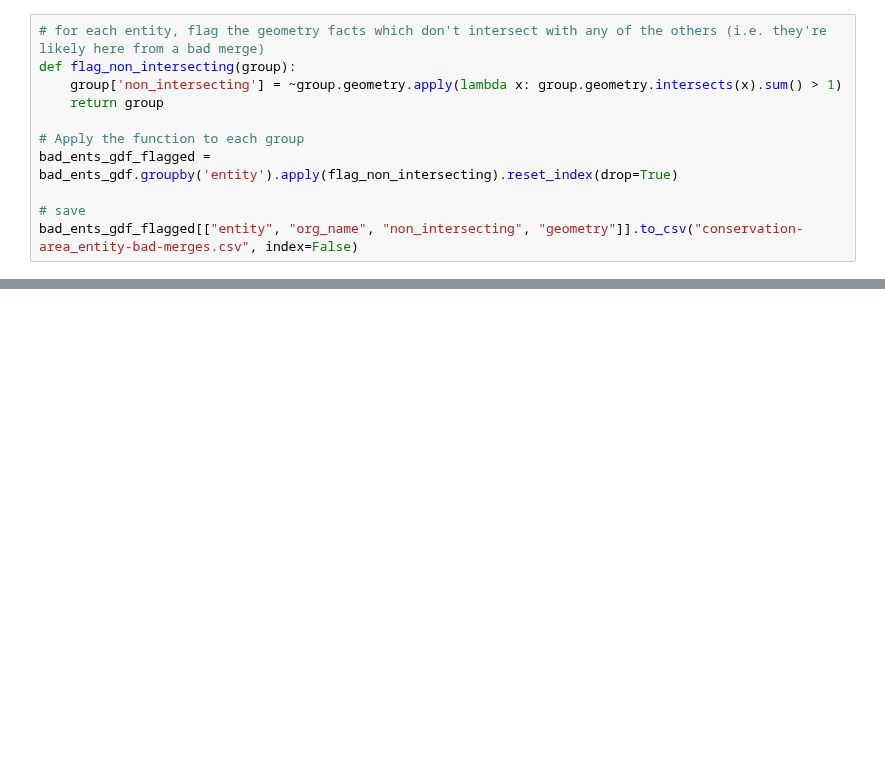
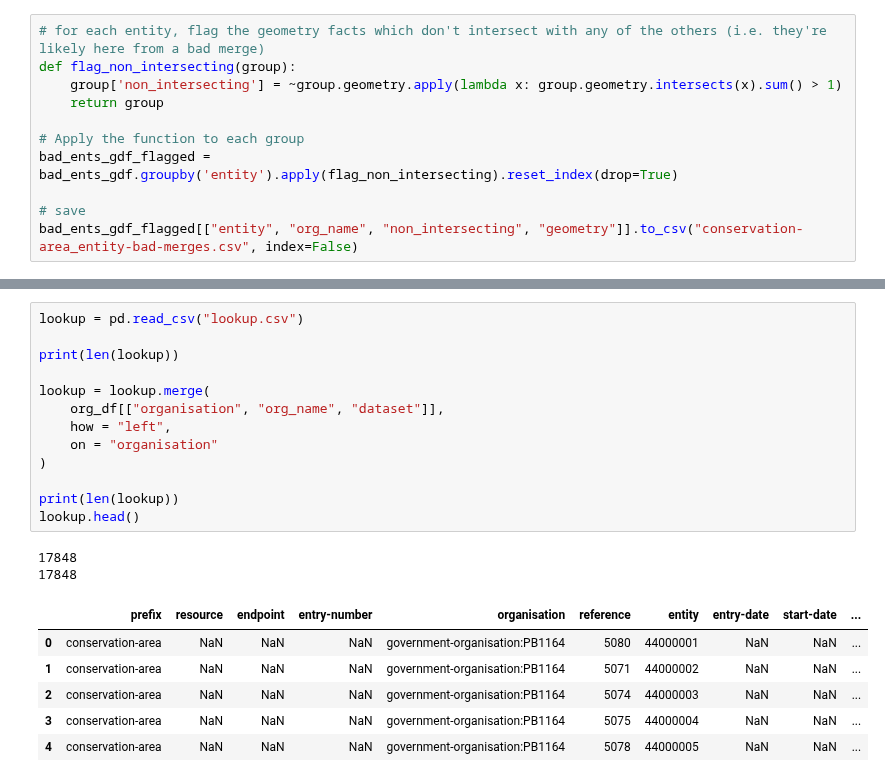
Before and after one commit to digital-land/jupyter-analysis, a Jupyter notebook: analysis/2024-08_incorrect_ca_merges/incorrect_ca_merges.ipynb, the cells around one changed output, grey strips where cells are left out. Cells and saved outputs as stored; diff of their text form; blank space fills up the shorter version.

Commit message:
add lookup dupe check

```diff
--- a/analysis/2024-08_incorrect_ca_merges/incorrect_ca_merges.ipynb
+++ b/analysis/2024-08_incorrect_ca_merges/incorrect_ca_merges.ipynb
@@ -175,0 +235,22 @@ bad_ents_gdf_flagged[["entity", "org_name", "non_intersecting", "geometry"]].to_
+# %%
+lookup = pd.read_csv("lookup.csv")
+
+print(len(lookup))
+
+lookup = lookup.merge(
+    org_df[["organisation", "org_name", "dataset"]],
+    how = "left",
+    on = "organisation"
+)
+
+print(len(lookup))
+lookup.head()
+# %% [output]
+17848
+17848
+|  | prefix | resource | endpoint | entry-number | organisation | reference | entity | entry-date | start-date | ... |
+| 0 | conservation-area | NaN | NaN | NaN | government-organisation:PB1164 | 5080 | 44000001 | NaN | NaN | ... |
+| 1 | conservation-area | NaN | NaN | NaN | government-organisation:PB1164 | 5071 | 44000002 | NaN | NaN | ... |
+| 2 | conservation-area | NaN | NaN | NaN | government-organisation:PB1164 | 5074 | 44000003 | NaN | NaN | ... |
+| 3 | conservation-area | NaN | NaN | NaN | government-organisation:PB1164 | 5075 | 44000004 | NaN | NaN | ... |
+| 4 | conservation-area | NaN | NaN | NaN | government-organisation:PB1164 | 5078 | 44000005 | NaN | NaN | ... |
```
Also changed, not shown: parts of 12 cells of this notebook.
